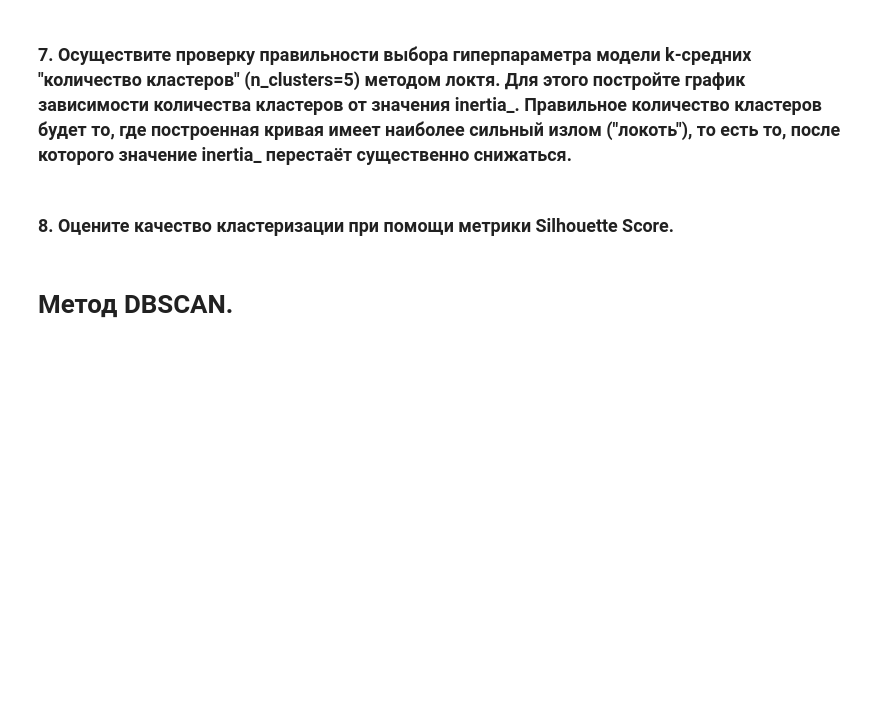
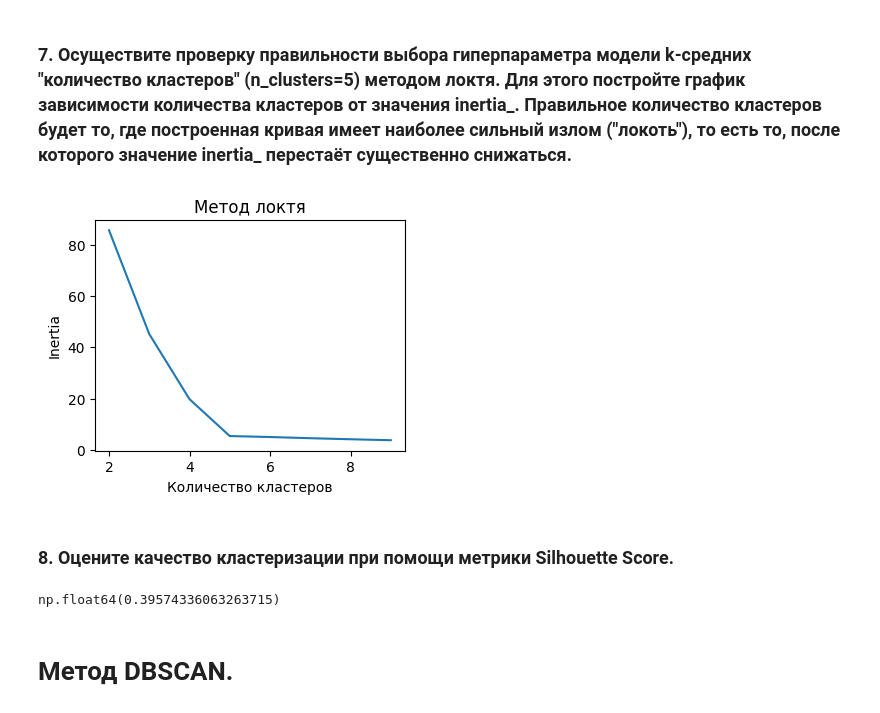
Before and after one commit to consciousnss/fa-machine-learning, a Jupyter notebook: clastering_13.ipynb, the cells around one changed output. Cells and saved outputs as stored; diff of their text form; code cells hidden in the pictures; blank space fills up the shorter version.

```diff
--- a/clastering_13.ipynb
+++ b/clastering_13.ipynb
@@ -188,7 +208,27 @@ array([[-6.73474199, -8.29170239],
 # %% [markdown]
 ### 7. Осуществите проверку правильности выбора гиперпараметра модели k-средних "количество кластеров" (n_clusters=5) методом локтя. Для этого постройте график зависимости количества кластеров от значения inertia_. Правильное количество кластеров будет тo, где построенная кривая имеет наиболее сильный излом ("локоть"), то есть то, после которого значение inertia_ перестаёт существенно снижаться.
+# %%
+inertias = []
+
+for i in range(2, 10):
+    kmeans = KMeans(n_clusters=i, random_state=42)
+    kmeans.fit(df_scaled)
+    inertias.append(kmeans.inertia_)
+# %%
+plt.figure(figsize=(4, 3))
+plt.plot(range(2, 10), inertias)
+plt.title('Метод локтя')
+plt.xlabel('Количество кластеров')
+plt.ylabel('Inertia')
+plt.show()
+# %% [output]
+[figure, added]
 # %% [markdown]
 ### 8. Оцените качество кластеризации при помощи метрики Silhouette Score.
+# %%
+silhouette_score(X, kmeans.labels_)
+# %% [output]
+np.float64(0.39574336063263715)
 # %% [markdown]
 # Метод DBSCAN.
 # %% [markdown]
```
Also changed, not shown: parts of 12 cells of this notebook.
